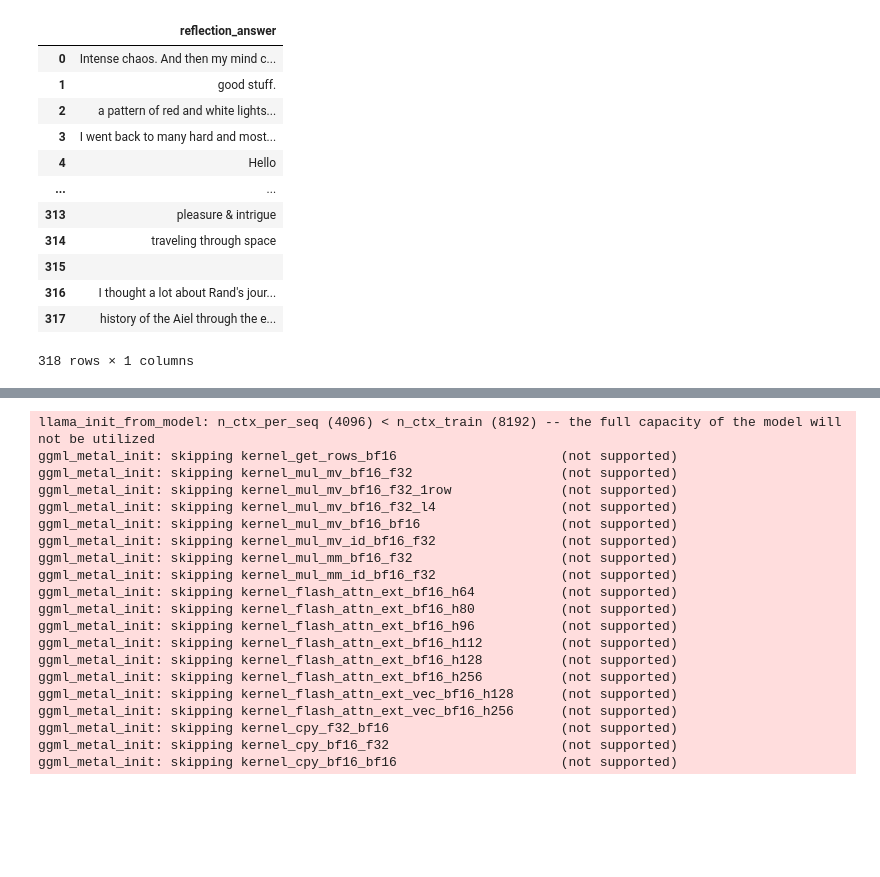
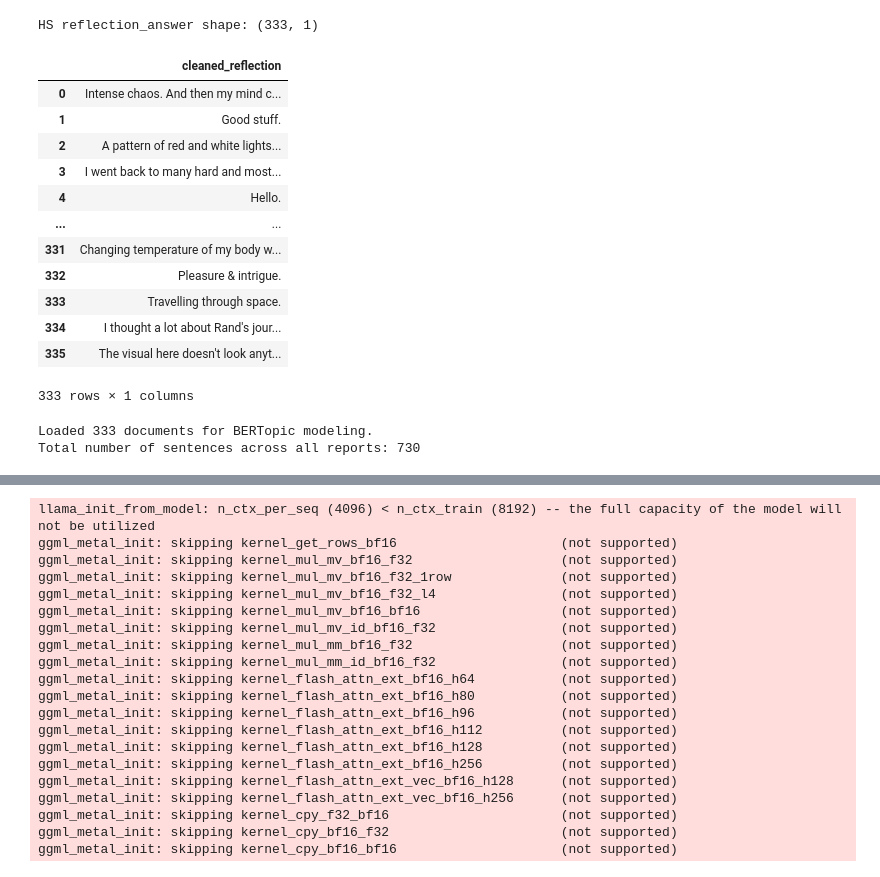
Before and after one commit to romybeaute/MOSAIC, a Jupyter notebook: dreamachine_llama.ipynb, the cells around one changed output, grey strips where cells are left out. Cells and saved outputs as stored; diff of their text form; code cells hidden in the pictures; blank space fills up the shorter version.

```diff
--- a/dreamachine_llama.ipynb
+++ b/dreamachine_llama.ipynb
@@ -1,9 +1,11 @@
 # %%
+import os
 import pandas as pd
 from sklearn.feature_extraction.text import CountVectorizer
 import numpy as np
 import nltk
 nltk.download('punkt')
+nltk.download('punkt_tab')
 
 from bertopic import BERTopic
 from bertopic.representation import BaseRepresentation
@@ -12,9 +14,12 @@ from sklearn.feature_extraction.text import CountVectorizer
 from umap import UMAP
 from hdbscan import HDBSCAN
 
+dataset = "dreamachine"
+condition = "HS"
 
-
-csv_path = '/Users/rbeaute/Projects/MOSAIC/DATA/multilingual/english/dreamachine/HS_reflections_cleaned.csv'
-df = pd.read_csv(csv_path, quoting=3, on_bad_lines='skip')
-df
+print(f"Current working directory: {os.getcwd()}")
+BOX_DIR = os.path.join(os.path.expanduser("~"), "Library", "CloudStorage", "Box-Box", "TMDATA")
+print(f"Retrieving data from BOX, locally stored at: {BOX_DIR}")
+DATA_DIR = os.path.join(BOX_DIR, dataset)
+print(f"Data directory: {DATA_DIR}")
 # %% [output]
@@ -36,19 +33,44 @@ df
-# %%
-df['reflection_answer'] = df['reflection_answer'].str.replace('"', '', regex=False) # Remove quotes
-# df = df[df['reflection_answer'].str.split().str.len() > 1] # delete lines that have only one word
-df.reset_index(drop=True, inplace=True)
-df
-# %% [output]
-|  | reflection_answer |
-| 0 | Intense chaos. And then my mind c... |
-| 1 | good stuff. |
-| 2 | a pattern of red and white lights... |
-| 3 | I went back to many hard and most... |
-| 4 | Hello |
-| ... | ... |
-| 313 | pleasure & intrigue |
-| 314 | traveling through space |
-| 315 |  |
-| 316 | I thought a lot about Rand's jour... |
-| 317 | history of the Aiel through the e... |
-318 rows × 1 columns
+# %%
+
+# load only the 'reflection_answer' column from each CSV file for the selected condition (HS or DL in the case of dreamachine dataset)
+reflection = pd.read_csv(os.path.join(DATA_DIR, f'{condition}_reflections_APIcleaned.csv'), usecols=['cleaned_reflection']).dropna()
+# dl_reflection = pd.read_csv(os.path.join(DATA_DIR, 'DL_reflections_APIcleaned.csv'), usecols=['cleaned_reflection']).dropna()
+
+print(f"{condition} reflection_answer shape:", reflection.shape)
+# print("DL reflection_answer shape:", dl_reflection.shape)
+# %% [output]
+HS reflection_answer shape: (333, 1)
+# %%
+reflection
+# %% [output]
+|  | cleaned_reflection |
+| 0 | Intense chaos. And then my mind c... |
+| 1 | Good stuff. |
+| 2 | A pattern of red and white lights... |
+| 3 | I went back to many hard and most... |
+| 4 | Hello. |
+| ... | ... |
+| 331 | Changing temperature of my body w... |
+| 332 | Pleasure & intrigue. |
+| 333 | Travelling through space. |
+| 334 | I thought a lot about Rand's jour... |
+| 335 | The visual here doesn't look anyt... |
+333 rows × 1 columns
+# %%
+
+# ----------------------------------------
+reports = reflection['cleaned_reflection'].tolist()
+print(f"Loaded {len(reports)} documents for BERTopic modeling.")
+# ----------------------------------------
+
+# ----------------------------------------
+
+# Divide each report into sentences
+reports_sentences = [nltk.sent_tokenize(report) for report in reports]
+
+sentences = [sentence for report in reports_sentences for sentence in report]
+print(f"Total number of sentences across all reports: {len(sentences)}")
+# ----------------------------------------
+# %% [output]
+Loaded 333 documents for BERTopic modeling.
+Total number of sentences across all reports: 730
```
Also changed, not shown: parts of 8 cells of this notebook.
